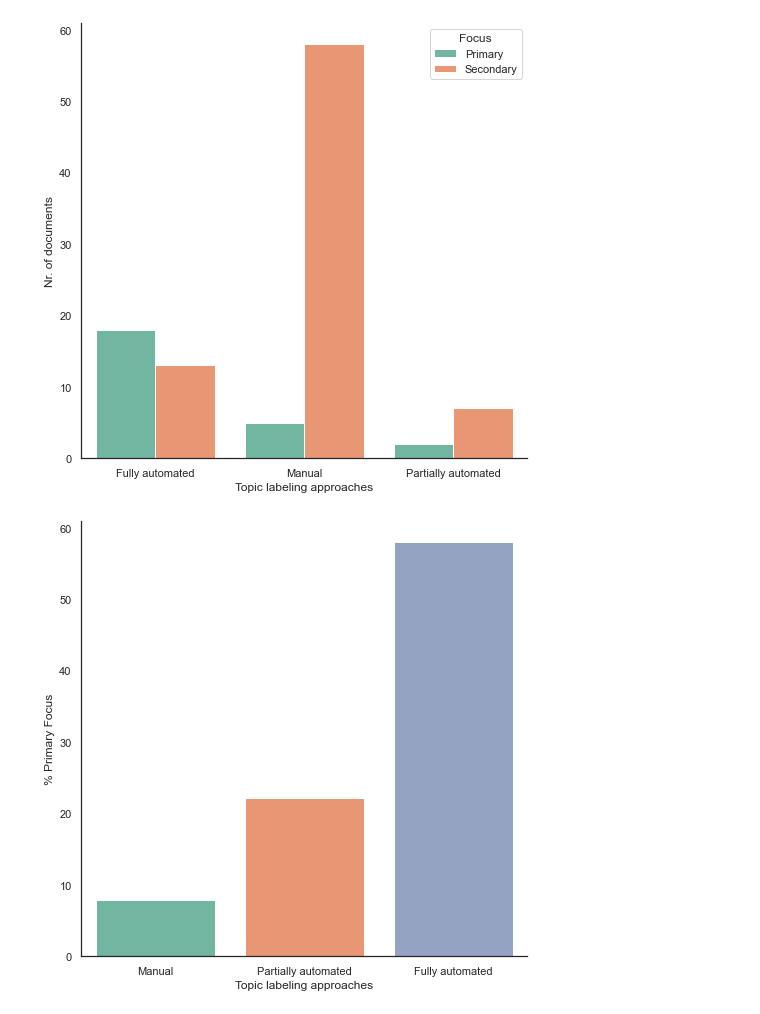
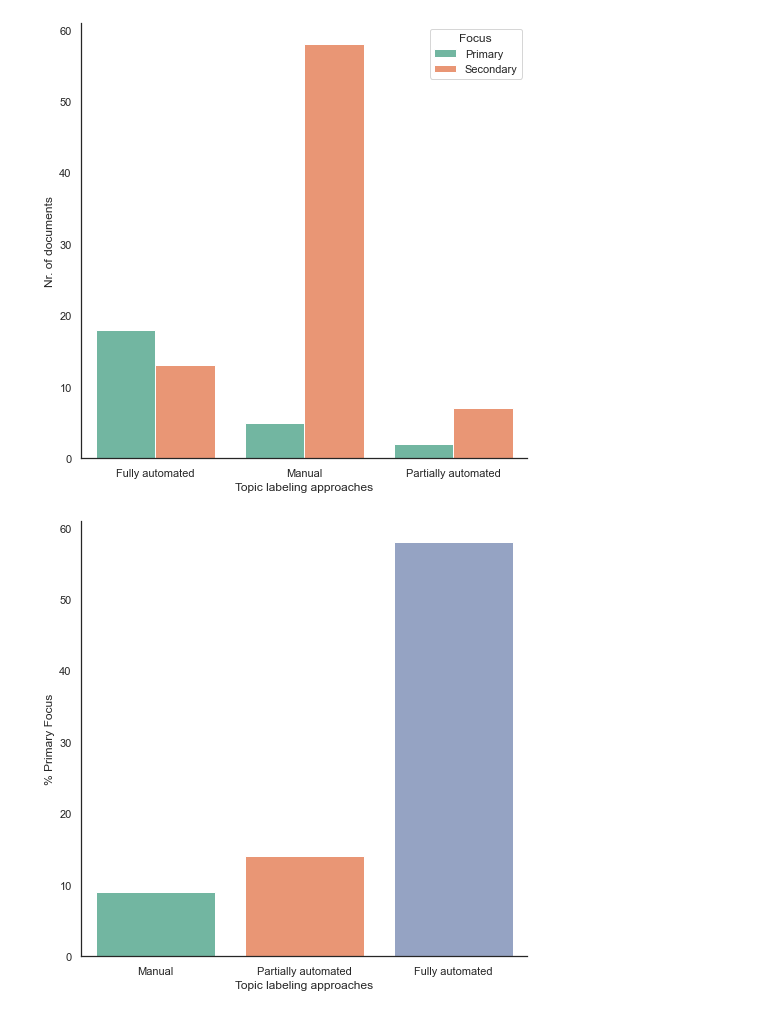
Before and after one commit to iberius96/Msc_Thesis, a Jupyter notebook: Data Visualization/Summary.ipynb, the cells around one changed output. Saved outputs shown, nothing was run; the diff lists cells and outputs as text; code cells hidden in the pictures.

```diff
--- a/Data Visualization/Summary.ipynb
+++ b/Data Visualization/Summary.ipynb
@@ -387,16 +387,16 @@ sns.despine()
 # %% [output]
 [figure]
 # %%
-totals = [7.9, 22.2, 58]
+totals = [9, 14, 58]
 paritions = [[5,58],[2,7],[18,13]]
 labels = ['Manual', 'Partially automated','Fully automated']
 fig, ax = plt.subplots(figsize=(8, 8))
 sns.set_theme(style='white')
 sns.set_palette('Set2')
 sns.barplot(y=totals, x=labels, ax=ax)
 plt.xlabel('Topic labeling approaches')
 plt.ylabel('% Primary Focus')
 sns.despine()
 plt.show()
 # %% [output]
-[figure, old version]
+[figure, new version]
```
Also changed, not shown: parts of 1 cell of this notebook, 56 other files.
